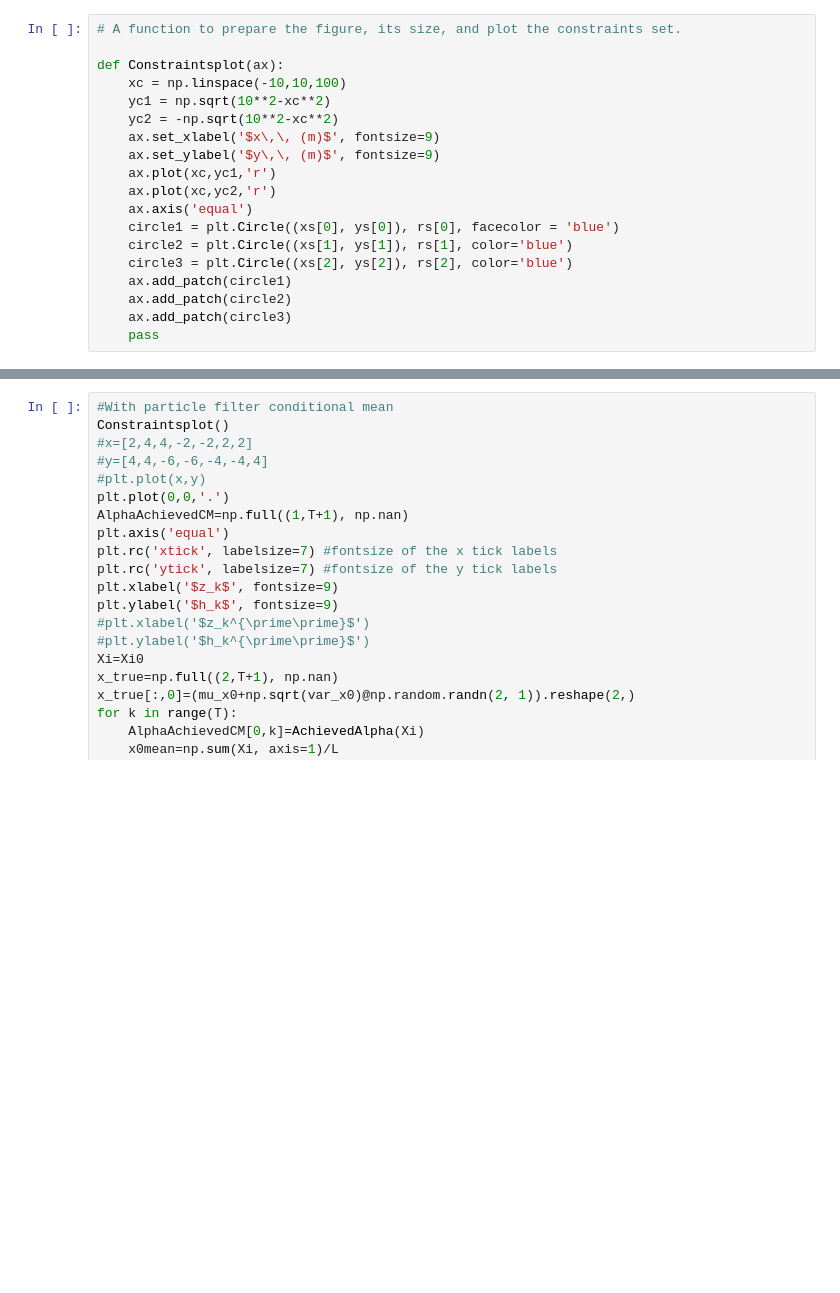
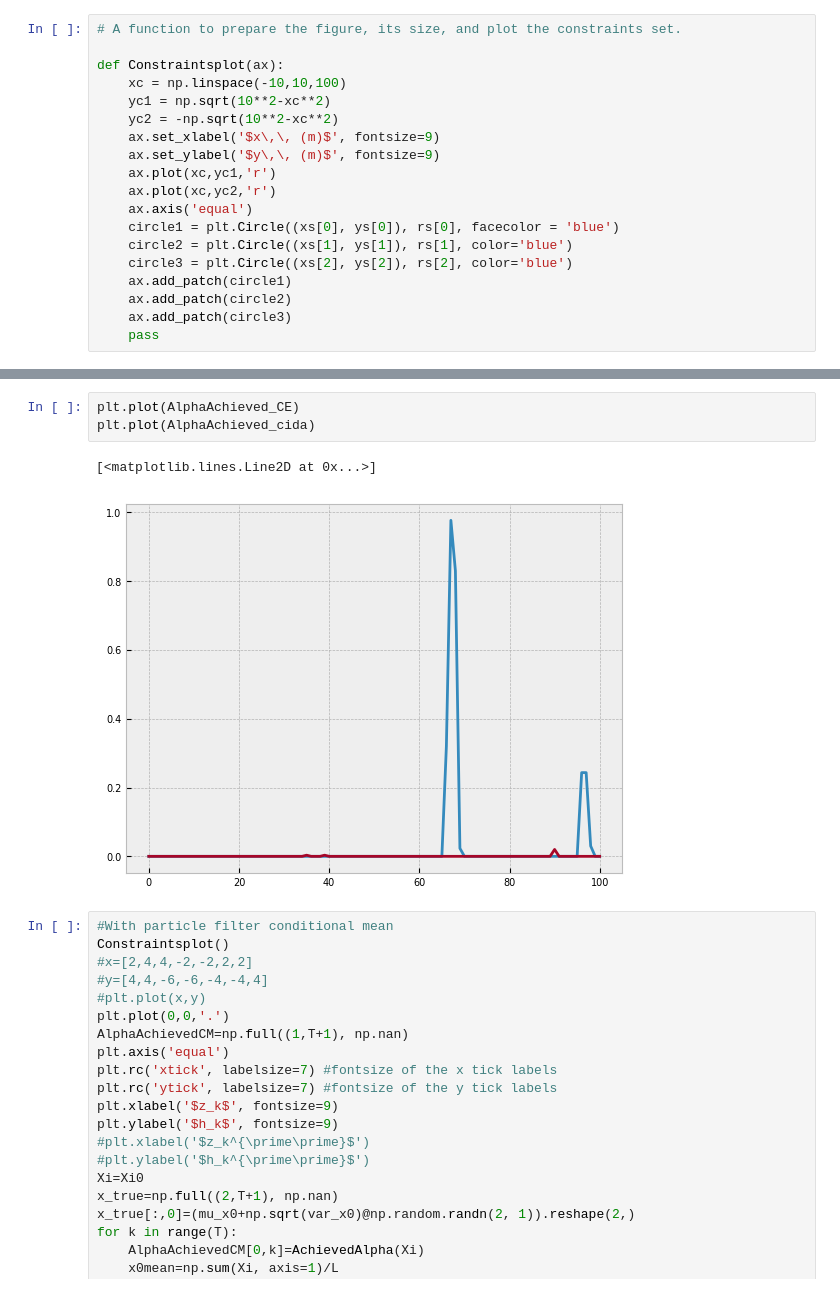
Before and after one commit to msramada/Control-Importance-Distribution-Algorithm-CIDA-, a Jupyter notebook: TestExample_CIDA.ipynb, the cells around one changed output, grey strips where cells are left out. Drawn from its saved outputs; the diff is of its cells as text; blank space fills up the shorter version.

```diff
--- a/TestExample_CIDA.ipynb
+++ b/TestExample_CIDA.ipynb
@@ -125,3 +179,9 @@ ME = y.squeeze() - cida.g(cida.particles[:, 4], uSharp).squeeze()
+# %%
+plt.plot(AlphaAchieved_CE)
+plt.plot(AlphaAchieved_cida)
+# %% [output]
+[<matplotlib.lines.Line2D at 0x...>]
+[figure, added]
 # %%
 #With particle filter conditional mean
 Constraintsplot()
```
Also changed, not shown: parts of 9 cells of this notebook, 9 other files.
